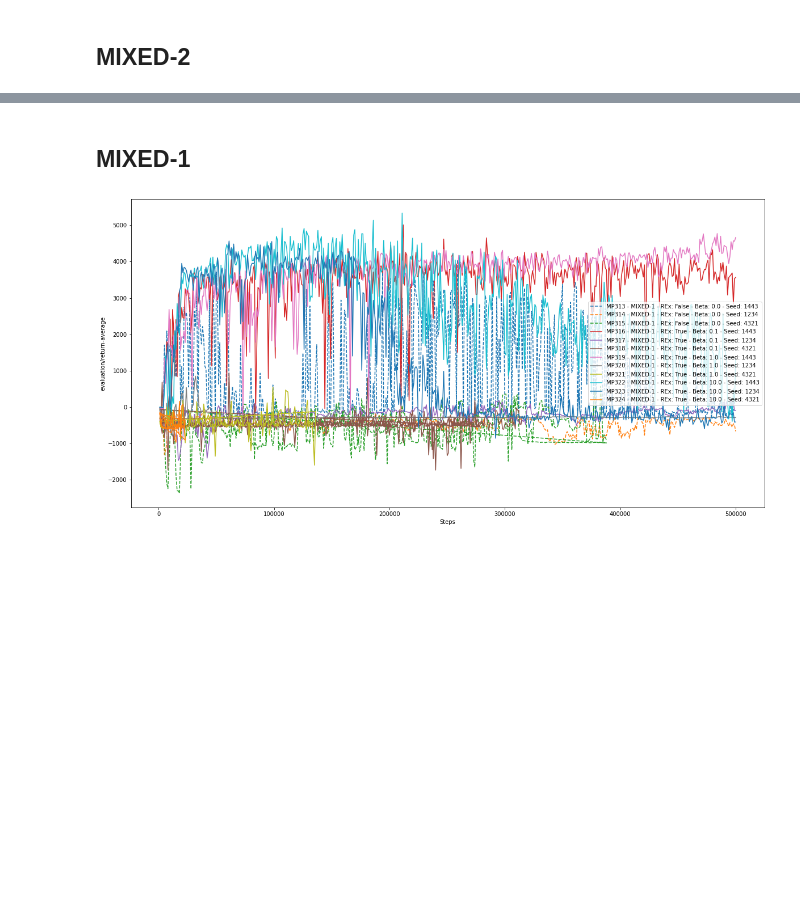
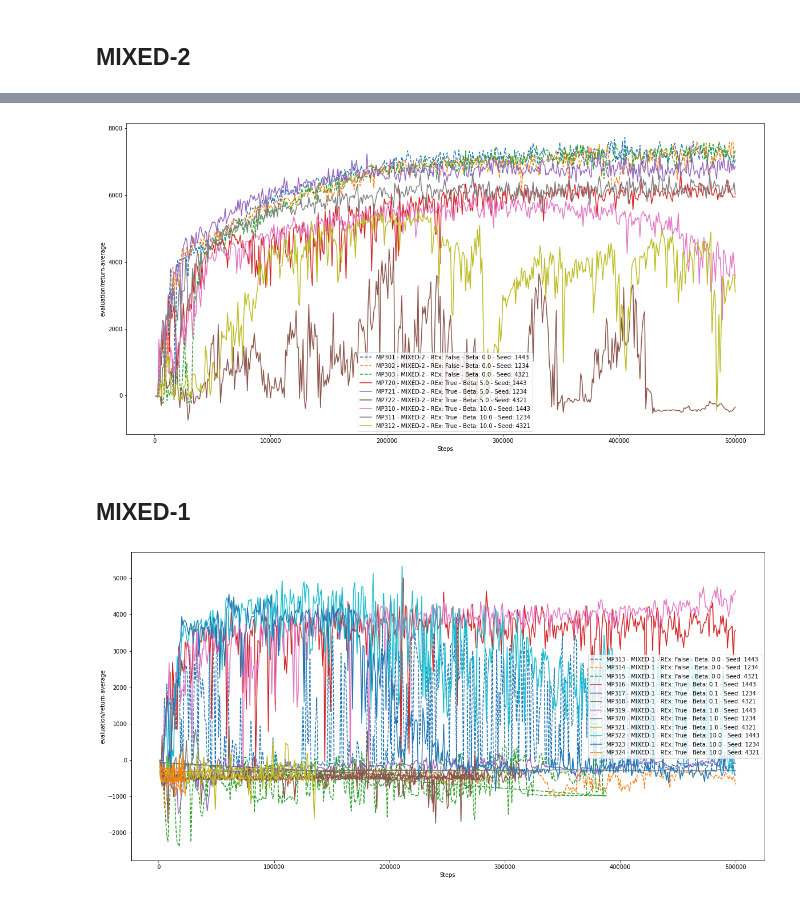
Before and after one commit to thatscotdatasci/mopo, a Jupyter notebook: Analysis_MP301-MP324.ipynb, the cells around one changed output, grey strips where cells are left out. Cells and saved outputs as stored; diff of their text form; code cells hidden in the pictures; blank space fills up the shorter version.

```diff
--- a/Analysis_MP301-MP324.ipynb
+++ b/Analysis_MP301-MP324.ipynb
@@ -102,3 +102,33 @@ pass
+# %%
+fig, ax = plt.subplots(1, 1, figsize=(20,10))
+
+feature = 'evaluation/return-average'
+for exp, rex, beta in [
+    (MP301, False, 0.0),
+    (MP302, False, 0.0),
+    (MP303, False, 0.0),
+    # (MP304, True, 0.1),
+    # (MP305, True, 0.1),
+    # (MP306, True, 0.1),
+    # (MP307, True, 1.0),
+    # (MP308, True, 1.0),
+    # (MP309, True, 1.0),
+    (MP720, True, 5.0),
+    (MP721, True, 5.0),
+    (MP722, True, 5.0),
+    (MP310, True, 10.0),
+    (MP311, True, 10.0),
+    (MP312, True, 10.0),
+]:
+    ax.plot(
+        exp.sac.result['timesteps_total'], exp.sac.result[feature], ls='-' if rex else '--', label=f'{exp.name} - {exp.dataset} - REx: {rex} - Beta: {beta} - Seed: {exp.seed}'
+    )
+ax.set_xlabel('Steps')
+ax.set_ylabel(feature)
+ax.legend()
+pass
+# %% [output]
+[figure, added]
 # %% [markdown]
 ## MIXED-1
 # %%
```
Also changed, not shown: parts of 1 cell of this notebook, 3 other files.
